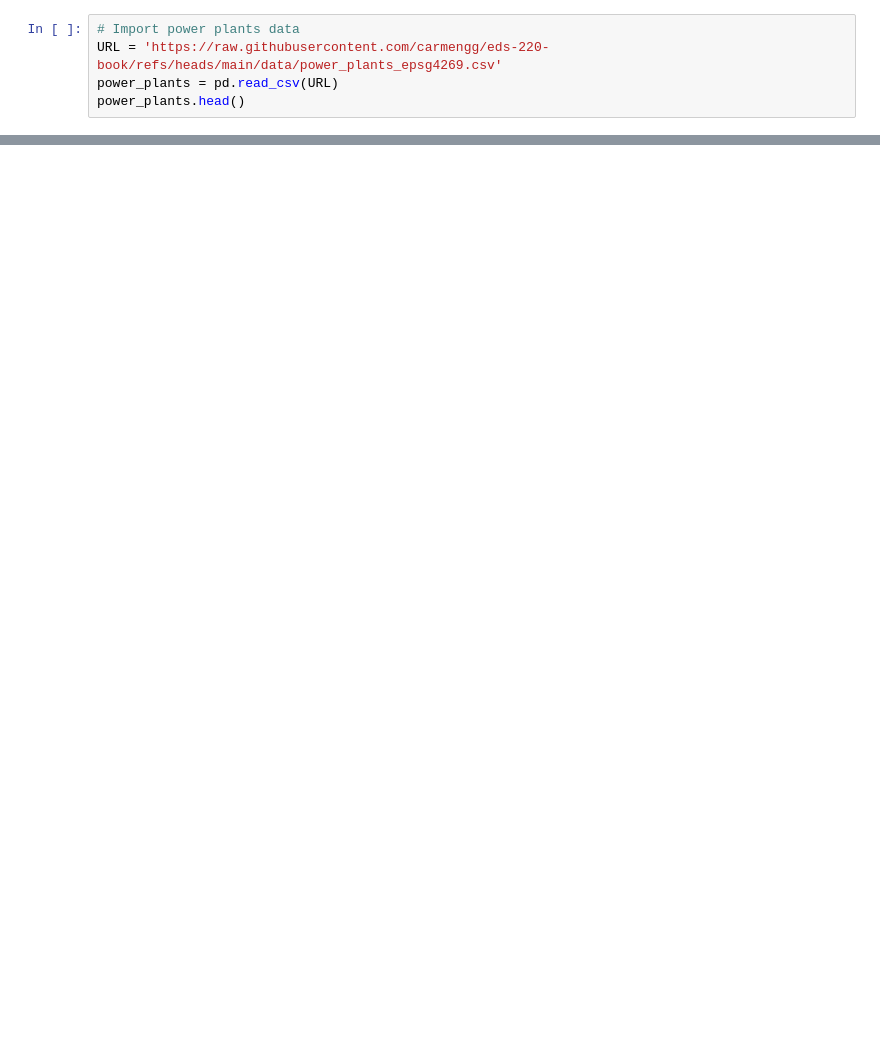
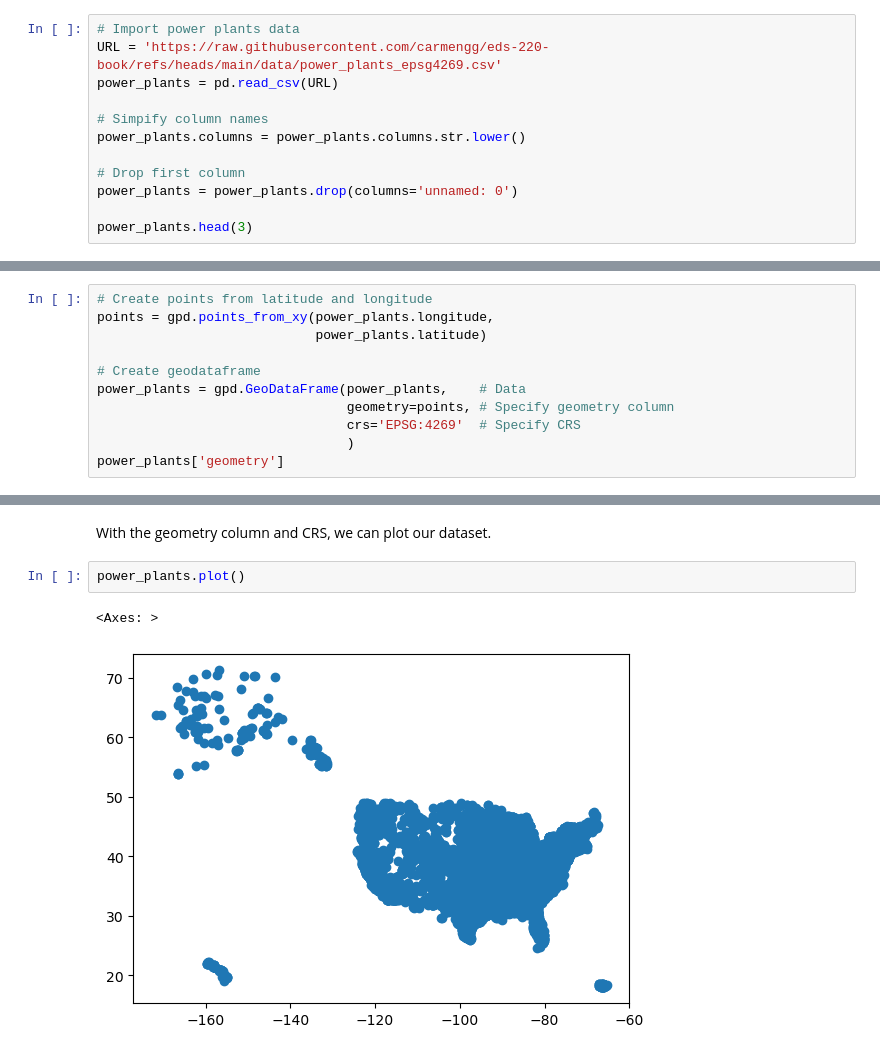
Before and after one commit to mmorenorolon/eds220-2025-in-class, a Jupyter notebook: week5-code-streamlining.ipynb, the cells around one changed output, grey strips where cells are left out. Saved outputs shown, nothing was run; the diff lists cells and outputs as text; blank space fills up the shorter version.

```diff
--- a/week5-code-streamlining.ipynb
+++ b/week5-code-streamlining.ipynb
@@ -9,5 +15,12 @@ KeyboardInterrupt:
 # Import power plants data
 URL = 'https://raw.githubusercontent.com/carmengg/eds-220-book/refs/heads/main/data/power_plants_epsg4269.csv'
 power_plants = pd.read_csv(URL)
-power_plants.head()
+
+# Simpify column names
+power_plants.columns = power_plants.columns.str.lower()
+
+# Drop first column
+power_plants = power_plants.drop(columns='unnamed: 0')
+
+power_plants.head(3)
 # %% [output]
@@ -21,0 +52,11 @@ NameError: name 'os' is not defined
+# %%
+# Create points from latitude and longitude
+points = gpd.points_from_xy(power_plants.longitude,
+                            power_plants.latitude)
+
+# Create geodataframe
+power_plants = gpd.GeoDataFrame(power_plants,    # Data
+                                geometry=points, # Specify geometry column
+                                crs='EPSG:4269'  # Specify CRS
+                                )
+power_plants['geometry']
@@ -21,0 +76,7 @@ NameError: name 'os' is not defined
+# %% [markdown]
+With the geometry column and CRS, we can plot our dataset.
+# %%
+power_plants.plot()
+# %% [output]
+<Axes: >
+[figure, added]
```
Also changed, not shown: parts of 25 cells of this notebook.
